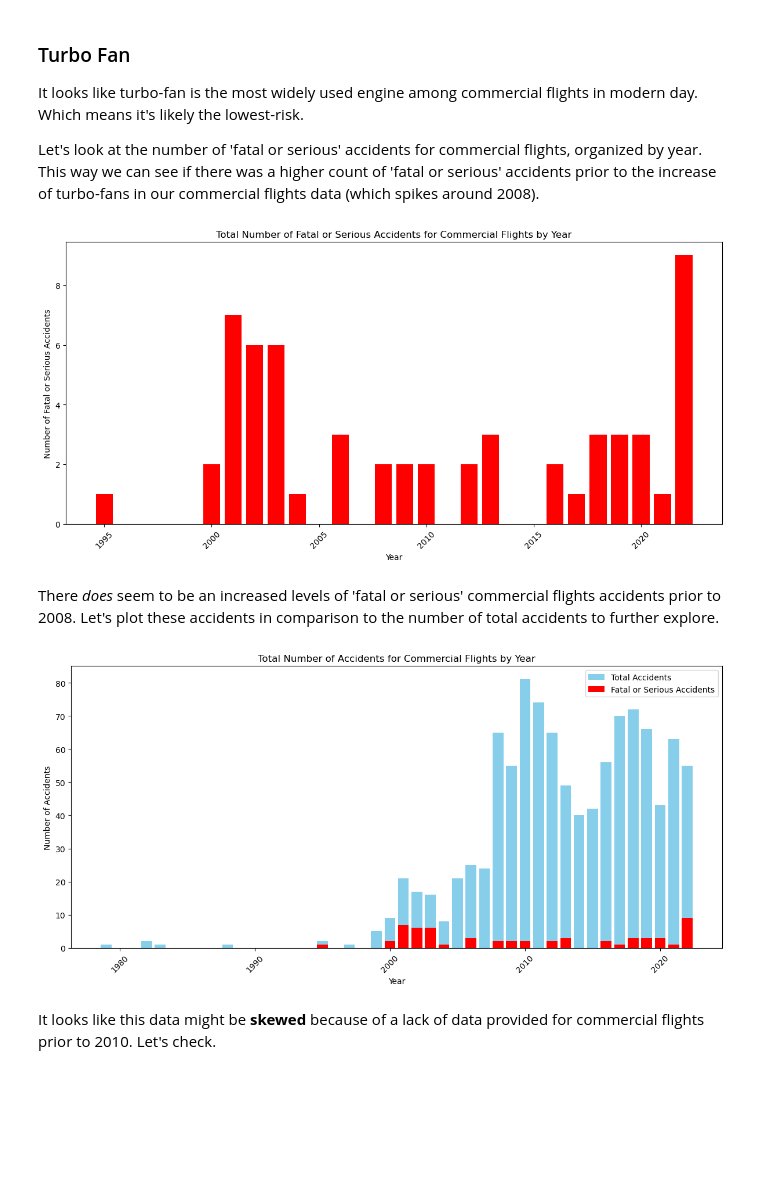
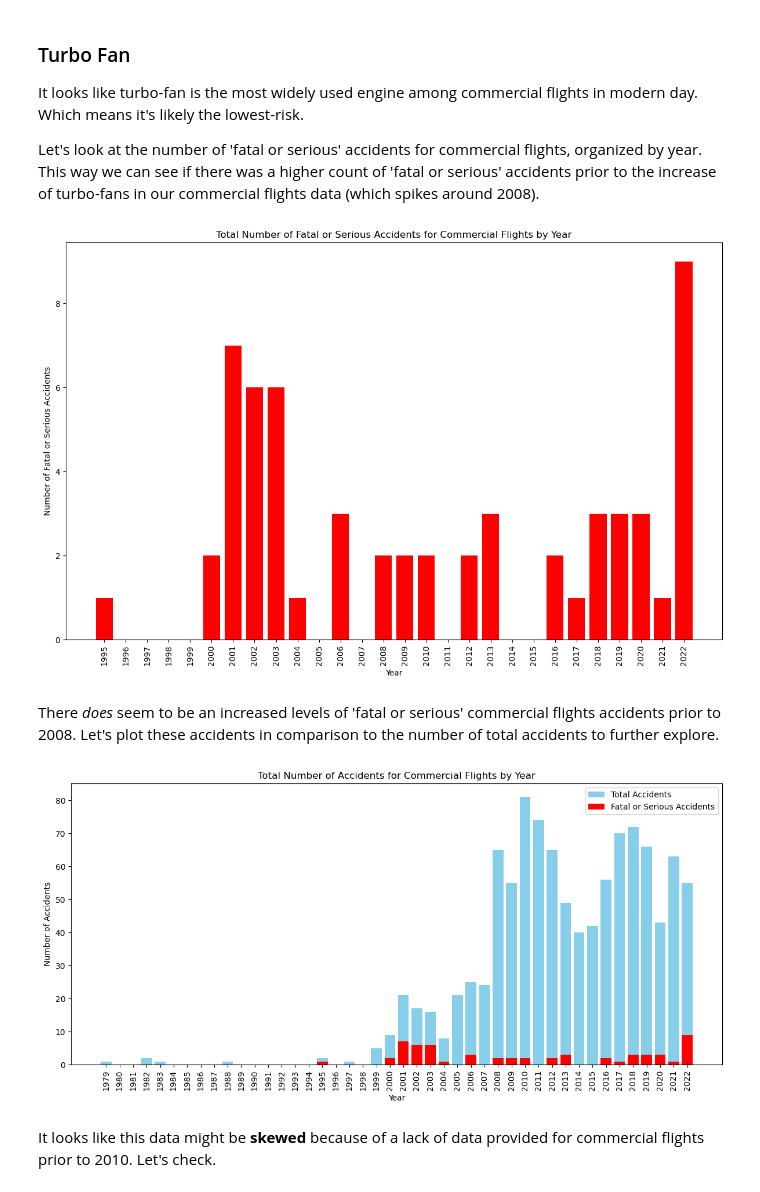
Before and after one commit to emmascotson/aviation-venture-risk-eda, a Jupyter notebook: aviation-venture-risk-eda.ipynb, the cells around one changed output. Cells and saved outputs as stored; diff of their text form; code cells hidden in the pictures; blank space fills up the shorter version.

```diff
--- a/aviation-venture-risk-eda.ipynb
+++ b/aviation-venture-risk-eda.ipynb
@@ -2752,21 +2726,24 @@ Let's look at the number of 'fatal or serious' accidents for commercial flights,
 # %%
 # Filter commercial flights and 'fatal or serious' accidents
 commercial_fatal_serious = commercial_flights[commercial_flights['severity_category'] == 'Fatal or Serious']
 
 # Group the data by 'year' and calculate the total number of 'fatal or serious' accidents
 fatal_serious_by_year_commercial = commercial_fatal_serious.groupby('year').size().reset_index(name='total_fatal_serious')
 
+#display(fatal_serious_by_year_commercial)
+
 # Plot the total number of 'fatal or serious' accidents for commercial flights by year
-plt.figure(figsize=(12, 6))
+plt.figure(figsize=(12, 8))
 plt.bar(fatal_serious_by_year_commercial['year'], fatal_serious_by_year_commercial['total_fatal_serious'], color='red')
 plt.title('Total Number of Fatal or Serious Accidents for Commercial Flights by Year')
 plt.xlabel('Year')
 plt.ylabel('Number of Fatal or Serious Accidents')
-plt.xticks(rotation=45)
+# Explicitly set the x-ticks
+plt.xticks(range(min(fatal_serious_by_year_commercial['year']),max(fatal_serious_by_year_commercial['year'])+1), rotation=90)
 plt.tight_layout()
 plt.show()
 # %% [output]
-[figure, old version]
+[figure, new version]
 # %% [markdown]
 There *does* seem to be an increased levels of 'fatal or serious' commercial flights accidents prior to 2008. Let's plot these accidents in comparison to the number of total accidents to further explore.
 # %%
@@ -2785,11 +2762,12 @@ plt.title('Total Number of Accidents for Commercial Flights by Year')
 plt.xlabel('Year')
 plt.ylabel('Number of Accidents')
 plt.legend()
-plt.xticks(rotation=45)
+rng = range(min(merged_data_commercial['year']),max(merged_data_commercial['year'])+1)
+plt.xticks(rng,rotation=90)
 plt.tight_layout()
 plt.show()
 # %% [output]
-[figure, old version]
+[figure, new version]
 # %% [markdown]
 It looks like this data might be **skewed** because of a lack of data provided for commercial flights prior to 2010. Let's check.
 # %%
```
Also changed, not shown: parts of 26 cells of this notebook, 3 other files.
